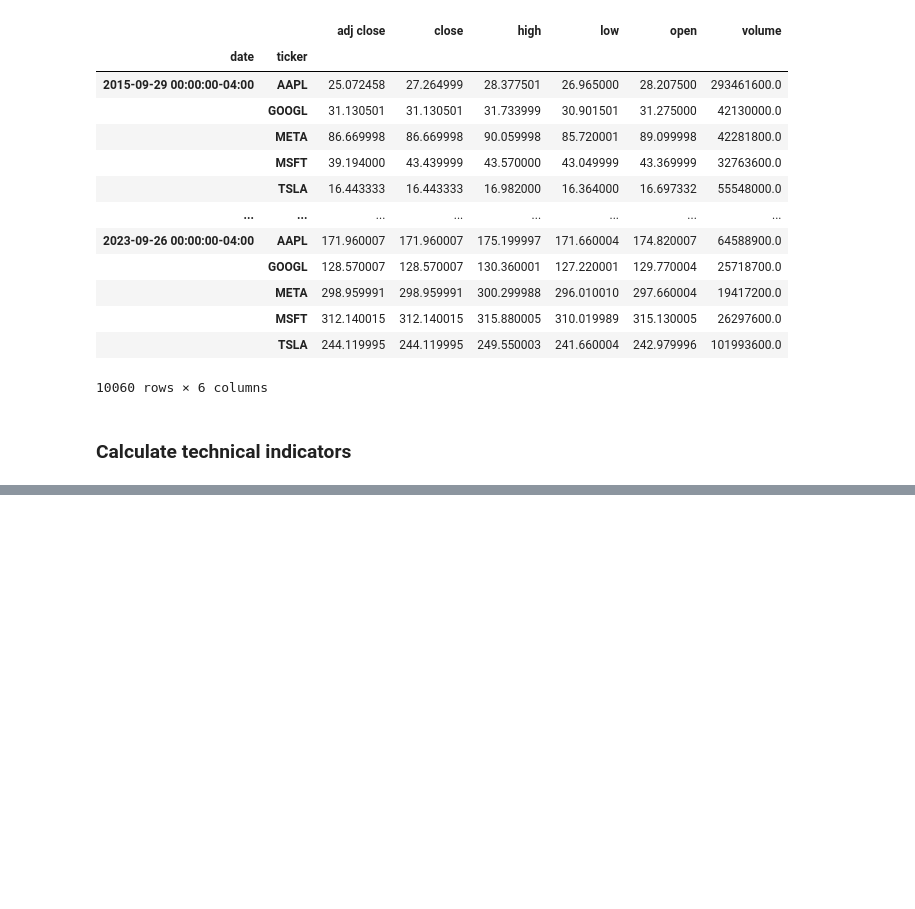
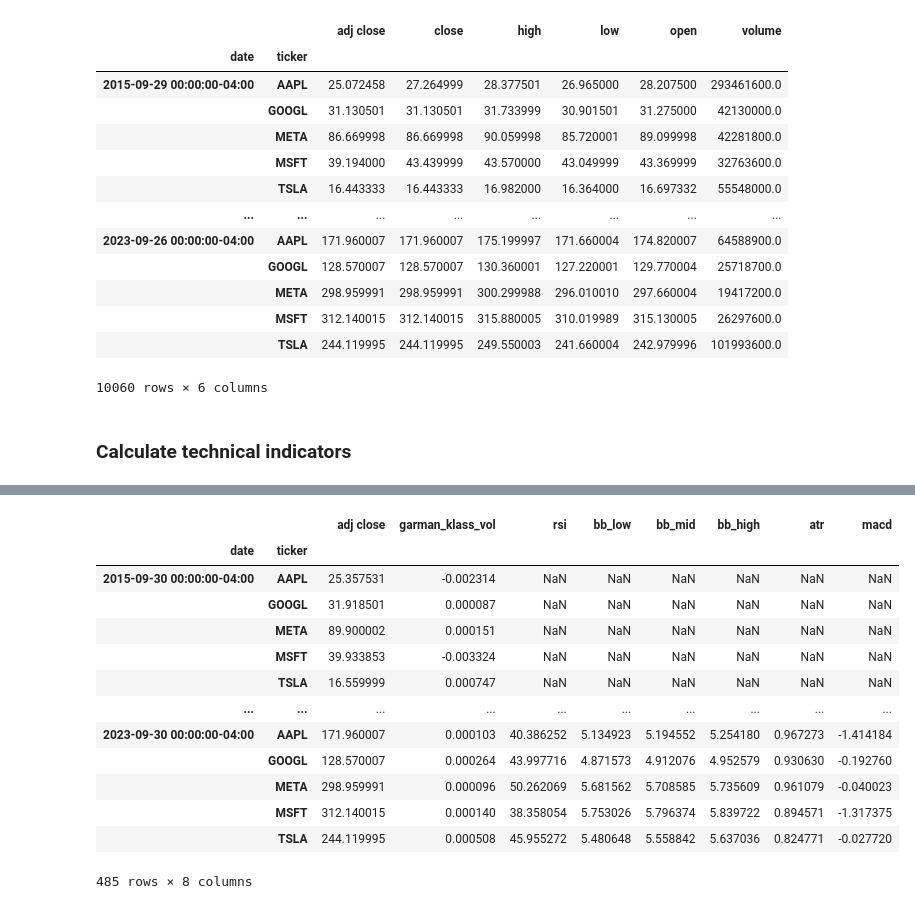
Before and after one commit to mayer19/AlgoritmitTradingCourse, a Jupyter notebook: AlgoTradingTechnique.ipynb, the cells around one changed output, grey strips where cells are left out. Saved outputs shown, nothing was run; the diff lists cells and outputs as text; code cells hidden in the pictures; blank space fills up the shorter version.

```diff
--- a/AlgoTradingTechnique.ipynb
+++ b/AlgoTradingTechnique.ipynb
@@ -136,0 +198,17 @@ df
+# %%
+df.unstack()[indicator_cols].resample('M').last().stack('ticker')
+# %% [output]
+|  |  | adj close | garman_klass_vol | rsi | bb_low | bb_mid | bb_high | atr | macd |
+| date | ticker |  |  |  |  |  |  |  |  |
+| 2015-09-30 00:00:00-04:00 | AAPL | 25.357531 | -0.002314 | NaN | NaN | NaN | NaN | NaN | NaN |
+|  | GOOGL | 31.918501 | 0.000087 | NaN | NaN | NaN | NaN | NaN | NaN |
+|  | META | 89.900002 | 0.000151 | NaN | NaN | NaN | NaN | NaN | NaN |
+|  | MSFT | 39.933853 | -0.003324 | NaN | NaN | NaN | NaN | NaN | NaN |
+|  | TSLA | 16.559999 | 0.000747 | NaN | NaN | NaN | NaN | NaN | NaN |
+| ... | ... | ... | ... | ... | ... | ... | ... | ... | ... |
+| 2023-09-30 00:00:00-04:00 | AAPL | 171.960007 | 0.000103 | 40.386252 | 5.134923 | 5.194552 | 5.254180 | 0.967273 | -1.414184 |
+|  | GOOGL | 128.570007 | 0.000264 | 43.997716 | 4.871573 | 4.912076 | 4.952579 | 0.930630 | -0.192760 |
+|  | META | 298.959991 | 0.000096 | 50.262069 | 5.681562 | 5.708585 | 5.735609 | 0.961079 | -0.040023 |
+|  | MSFT | 312.140015 | 0.000140 | 38.358054 | 5.753026 | 5.796374 | 5.839722 | 0.894571 | -1.317375 |
+|  | TSLA | 244.119995 | 0.000508 | 45.955272 | 5.480648 | 5.558842 | 5.637036 | 0.824771 | -0.027720 |
+485 rows × 8 columns
```
Also changed, not shown: parts of 7 cells of this notebook.
